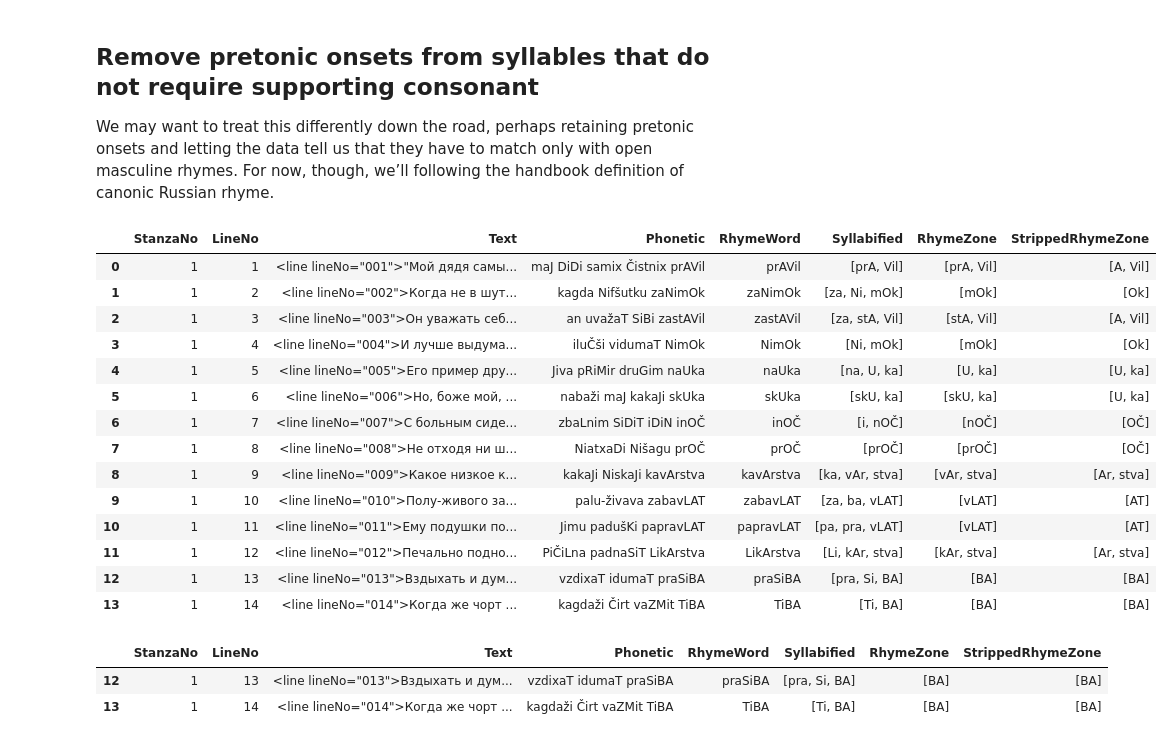
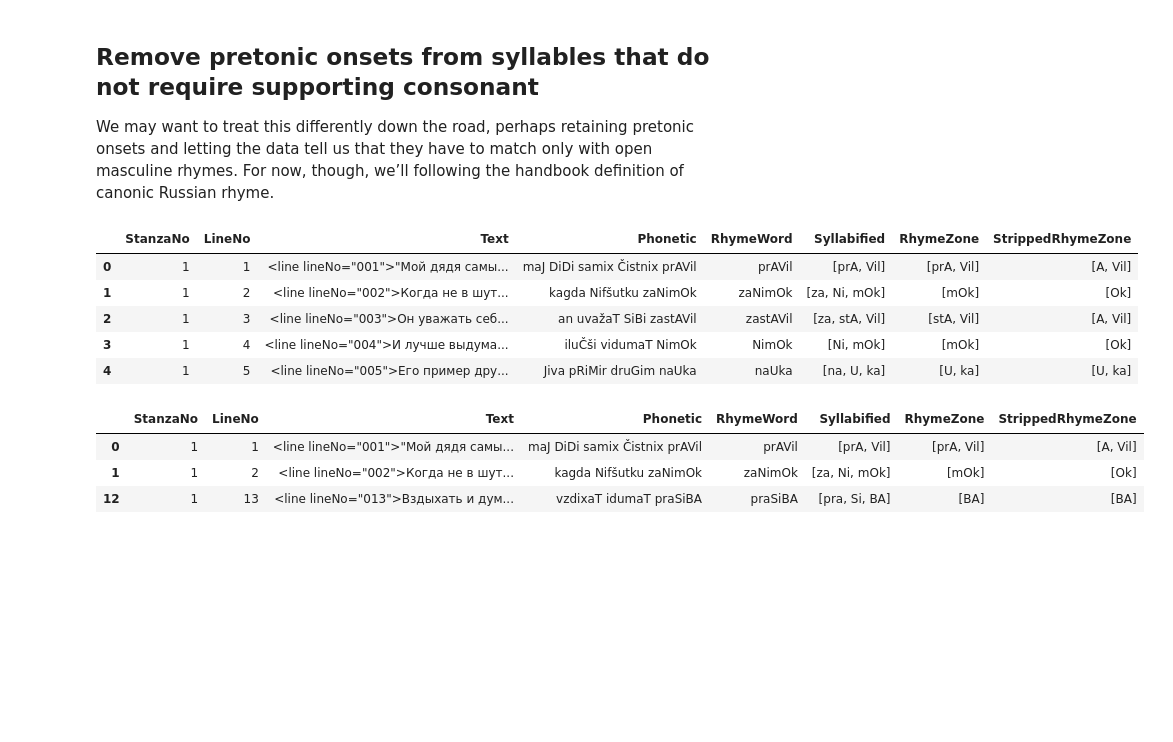
Before and after one commit to Data-Science-for-Linguists-2019/russian_rhyme, a Jupyter notebook: progress_report_2.ipynb, the cells around one changed output. Saved outputs shown, nothing was run; the diff lists cells and outputs as text; code cells hidden in the pictures; blank space fills up the shorter version.

```diff
--- a/progress_report_2.ipynb
+++ b/progress_report_2.ipynb
@@ -217,27 +217,18 @@ Note to self: Mutable objects inside a DataFrame require extra care.
 We may want to treat this differently down the road, perhaps retaining pretonic onsets and letting the data tell us that they have to match only with open masculine rhymes. For now, though, we’ll following the handbook definition of canonic Russian rhyme.
 # %%
 df["StrippedRhymeZone"] = df["RhymeZone"].apply(utility.strip_onset)
-df.head(14) # first stanza
-# 0 = feminine, 1 = closed masculine, 12 = open masculine
+df.head()
 # %% [output]
 |  | StanzaNo | LineNo | Text | Phonetic | RhymeWord | Syllabified | RhymeZone | StrippedRhymeZone |
 | 0 | 1 | 1 | <line lineNo="001">"Мой дядя самы... | maJ DiDi samix Čistnix prAVil | prAVil | [prA, Vil] | [prA, Vil] | [A, Vil] |
 | 1 | 1 | 2 | <line lineNo="002">Когда не в шут... | kagda Nifšutku zaNimOk | zaNimOk | [za, Ni, mOk] | [mOk] | [Ok] |
 | 2 | 1 | 3 | <line lineNo="003">Он уважать себ... | an uvažaT SiBi zastAVil | zastAVil | [za, stA, Vil] | [stA, Vil] | [A, Vil] |
 | 3 | 1 | 4 | <line lineNo="004">И лучше выдума... | iluČši vidumaT NimOk | NimOk | [Ni, mOk] | [mOk] | [Ok] |
 | 4 | 1 | 5 | <line lineNo="005">Его пример дру... | Jiva pRiMir druGim naUka | naUka | [na, U, ka] | [U, ka] | [U, ka] |
-| 5 | 1 | 6 | <line lineNo="006">Но, боже мой, ... | nabaži maJ kakaJi skUka | skUka | [skU, ka] | [skU, ka] | [U, ka] |
-| 6 | 1 | 7 | <line lineNo="007">С больным сиде... | zbaLnim SiDiT iDiN inOČ | inOČ | [i, nOČ] | [nOČ] | [OČ] |
-| 7 | 1 | 8 | <line lineNo="008">Не отходя ни ш... | NiatxaDi Nišagu prOČ | prOČ | [prOČ] | [prOČ] | [OČ] |
-| 8 | 1 | 9 | <line lineNo="009">Какое низкое к... | kakaJi NiskaJi kavArstva | kavArstva | [ka, vAr, stva] | [vAr, stva] | [Ar, stva] |
-| 9 | 1 | 10 | <line lineNo="010">Полу-живого за... | palu-živava zabavLAT | zabavLAT | [za, ba, vLAT] | [vLAT] | [AT] |
-| 10 | 1 | 11 | <line lineNo="011">Ему подушки по... | Jimu padušKi papravLAT | papravLAT | [pa, pra, vLAT] | [vLAT] | [AT] |
-| 11 | 1 | 12 | <line lineNo="012">Печально подно... | PiČiLna padnaSiT LikArstva | LikArstva | [Li, kAr, stva] | [kAr, stva] | [Ar, stva] |
-| 12 | 1 | 13 | <line lineNo="013">Вздыхать и дум... | vzdixaT idumaT praSiBA | praSiBA | [pra, Si, BA] | [BA] | [BA] |
-| 13 | 1 | 14 | <line lineNo="014">Когда же чорт ... | kagdaži Čirt vaZMit TiBA | TiBA | [Ti, BA] | [BA] | [BA] |
-# %%
-df.loc[12:13]
-# %% [output]
-|  | StanzaNo | LineNo | Text | Phonetic | RhymeWord | Syllabified | RhymeZone | StrippedRhymeZone |
-| 12 | 1 | 13 | <line lineNo="013">Вздыхать и дум... | vzdixaT idumaT praSiBA | praSiBA | [pra, Si, BA] | [BA] | [BA] |
-| 13 | 1 | 14 | <line lineNo="014">Когда же чорт ... | kagdaži Čirt vaZMit TiBA | TiBA | [Ti, BA] | [BA] | [BA] |
+# %%
+df.loc[[0, 1, 12]] # 0 = feminine, 1 = closed masculine, 12 = open masculine
+# %% [output]
+|  | StanzaNo | LineNo | Text | Phonetic | RhymeWord | Syllabified | RhymeZone | StrippedRhymeZone |
+| 0 | 1 | 1 | <line lineNo="001">"Мой дядя самы... | maJ DiDi samix Čistnix prAVil | prAVil | [prA, Vil] | [prA, Vil] | [A, Vil] |
+| 1 | 1 | 2 | <line lineNo="002">Когда не в шут... | kagda Nifšutku zaNimOk | zaNimOk | [za, Ni, mOk] | [mOk] | [Ok] |
+| 12 | 1 | 13 | <line lineNo="013">Вздыхать и дум... | vzdixaT idumaT praSiBA | praSiBA | [pra, Si, BA] | [BA] | [BA] |
```
Also changed, not shown: parts of 3 cells of this notebook.
